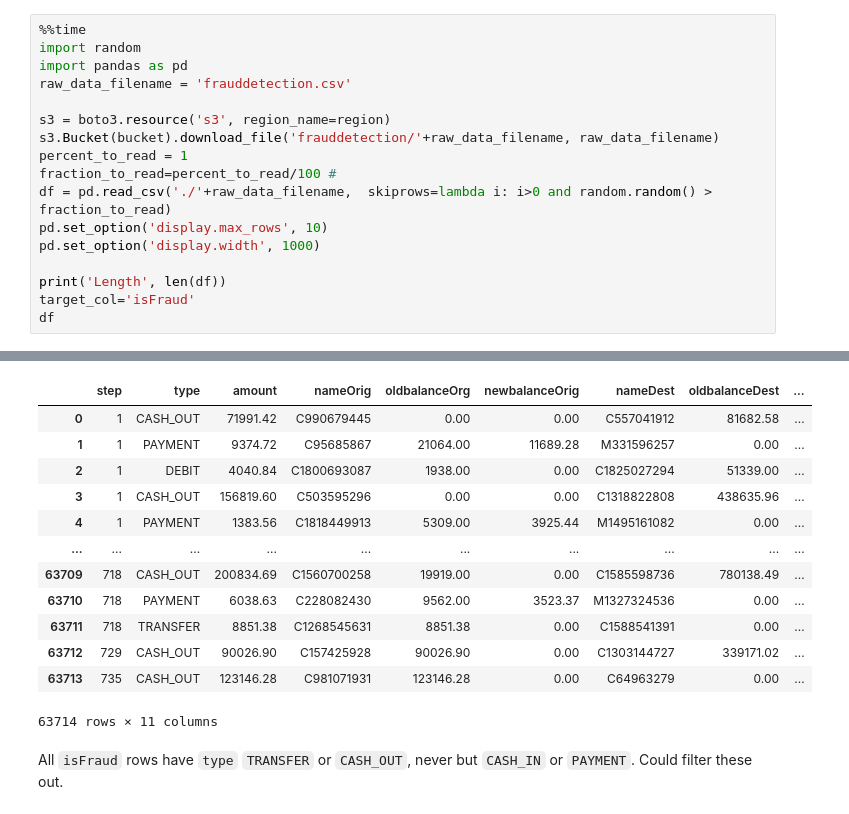
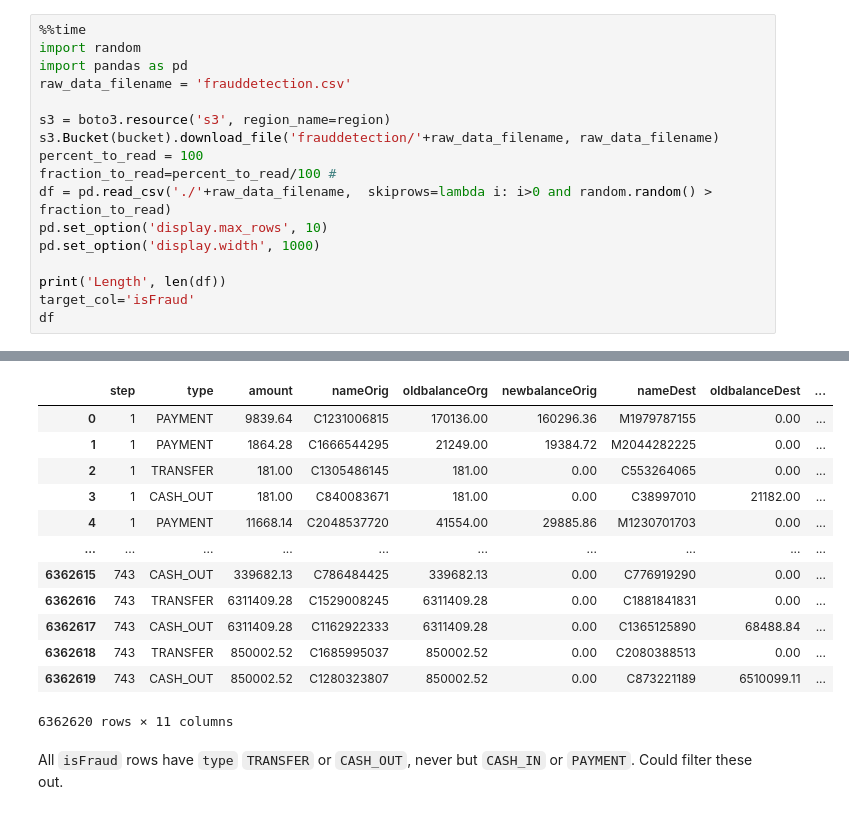
Before and after one commit to aboavent/fraud-detect-blackbelt, a Jupyter notebook: frauddetection.ipynb, the cells around one changed output, grey strips where cells are left out. Saved outputs shown, nothing was run; the diff lists cells and outputs as text.

```diff
--- a/frauddetection.ipynb
+++ b/frauddetection.ipynb
@@ -46,7 +46,7 @@ raw_data_filename = 'frauddetection.csv'
 
 s3 = boto3.resource('s3', region_name=region)
 s3.Bucket(bucket).download_file('frauddetection/'+raw_data_filename, raw_data_filename)
-percent_to_read = 1
+percent_to_read = 100
 fraction_to_read=percent_to_read/100 #
 df = pd.read_csv('./'+raw_data_filename,  skiprows=lambda i: i>0 and random.random() > fraction_to_read)
 pd.set_option('display.max_rows', 10)
@@ -62,16 +62,16 @@ Wall time: 13.8 s
 |  | step | type | amount | nameOrig | oldbalanceOrg | newbalanceOrig | nameDest | oldbalanceDest | ... |
-| 0 | 1 | CASH_OUT | 71991.42 | C990679445 | 0.00 | 0.00 | C557041912 | 81682.58 | ... |
-| 1 | 1 | PAYMENT | 9374.72 | C95685867 | 21064.00 | 11689.28 | M331596257 | 0.00 | ... |
-| 2 | 1 | DEBIT | 4040.84 | C1800693087 | 1938.00 | 0.00 | C1825027294 | 51339.00 | ... |
-| 3 | 1 | CASH_OUT | 156819.60 | C503595296 | 0.00 | 0.00 | C1318822808 | 438635.96 | ... |
-| 4 | 1 | PAYMENT | 1383.56 | C1818449913 | 5309.00 | 3925.44 | M1495161082 | 0.00 | ... |
+| 0 | 1 | PAYMENT | 9839.64 | C1231006815 | 170136.00 | 160296.36 | M1979787155 | 0.00 | ... |
+| 1 | 1 | PAYMENT | 1864.28 | C1666544295 | 21249.00 | 19384.72 | M2044282225 | 0.00 | ... |
+| 2 | 1 | TRANSFER | 181.00 | C1305486145 | 181.00 | 0.00 | C553264065 | 0.00 | ... |
+| 3 | 1 | CASH_OUT | 181.00 | C840083671 | 181.00 | 0.00 | C38997010 | 21182.00 | ... |
+| 4 | 1 | PAYMENT | 11668.14 | C2048537720 | 41554.00 | 29885.86 | M1230701703 | 0.00 | ... |
 | ... | ... | ... | ... | ... | ... | ... | ... | ... | ... |
-| 63709 | 718 | CASH_OUT | 200834.69 | C1560700258 | 19919.00 | 0.00 | C1585598736 | 780138.49 | ... |
-| 63710 | 718 | PAYMENT | 6038.63 | C228082430 | 9562.00 | 3523.37 | M1327324536 | 0.00 | ... |
-| 63711 | 718 | TRANSFER | 8851.38 | C1268545631 | 8851.38 | 0.00 | C1588541391 | 0.00 | ... |
-| 63712 | 729 | CASH_OUT | 90026.90 | C157425928 | 90026.90 | 0.00 | C1303144727 | 339171.02 | ... |
-| 63713 | 735 | CASH_OUT | 123146.28 | C981071931 | 123146.28 | 0.00 | C64963279 | 0.00 | ... |
+| 6362615 | 743 | CASH_OUT | 339682.13 | C786484425 | 339682.13 | 0.00 | C776919290 | 0.00 | ... |
+| 6362616 | 743 | TRANSFER | 6311409.28 | C1529008245 | 6311409.28 | 0.00 | C1881841831 | 0.00 | ... |
+| 6362617 | 743 | CASH_OUT | 6311409.28 | C1162922333 | 6311409.28 | 0.00 | C1365125890 | 68488.84 | ... |
+| 6362618 | 743 | TRANSFER | 850002.52 | C1685995037 | 850002.52 | 0.00 | C2080388513 | 0.00 | ... |
+| 6362619 | 743 | CASH_OUT | 850002.52 | C1280323807 | 850002.52 | 0.00 | C873221189 | 6510099.11 | ... |
-63714 rows × 11 columns
+6362620 rows × 11 columns
 # %% [markdown]
 All `isFraud` rows have `type` `TRANSFER` or `CASH_OUT`, never but `CASH_IN` or `PAYMENT`. Could filter these out.
 # %% [markdown]
```
Also changed, not shown: parts of 11 cells of this notebook.
